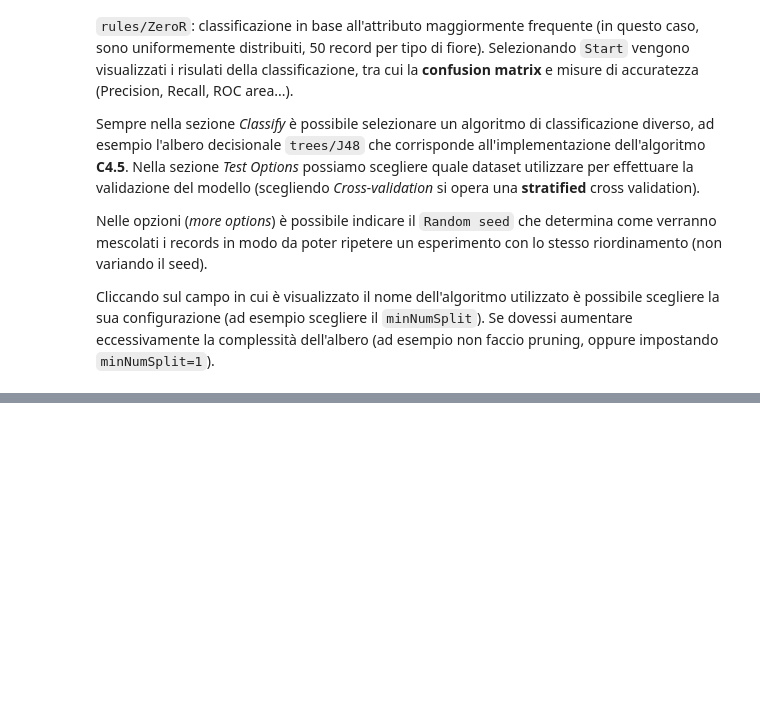
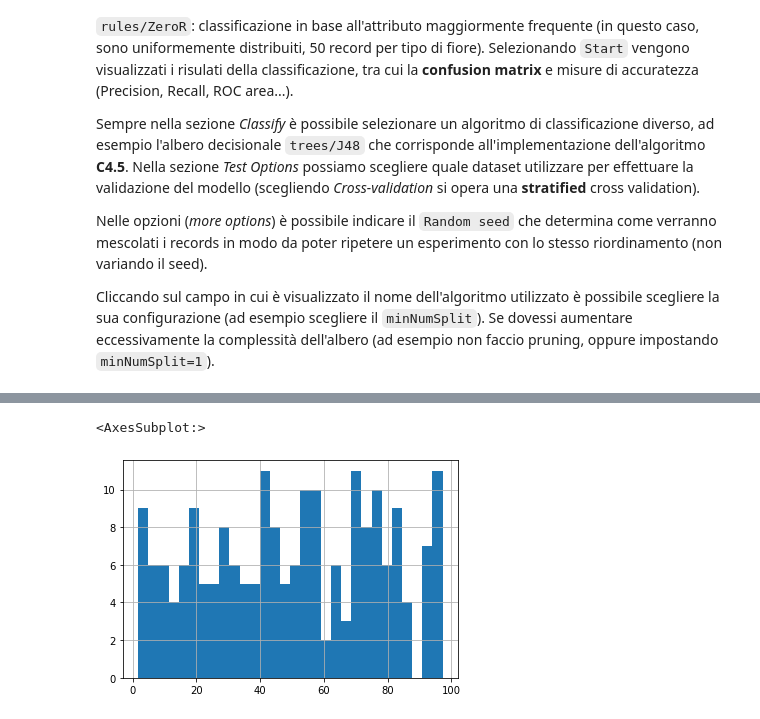
Before and after one commit to pietroventurini/machine-learning-notes, a Jupyter notebook: Laboratorio (ITA)/0326_Data_Analysis.ipynb, the cells around one changed output, grey strips where cells are left out. Drawn from its saved outputs; the diff is of its cells as text; code cells hidden in the pictures; blank space fills up the shorter version.

```diff
--- a/Laboratorio (ITA)/0326_Data_Analysis.ipynb
+++ b/Laboratorio (ITA)/0326_Data_Analysis.ipynb
@@ -213,0 +423,9 @@ Cliccando sul campo in cui è visualizzato il nome dell'algoritmo utilizzato è
+# %%
+# compute 99% interval, clip and plot histogram
+upper_bound, lower_bound = np.percentile(x, [1,99])
+x = np.clip(x, upper_bound, lower_bound)
+
+pd.Series(x).hist(bins=30)
+# %% [output]
+<AxesSubplot:>
+[figure, added]
```
Also changed, not shown: parts of 49 cells of this notebook.
